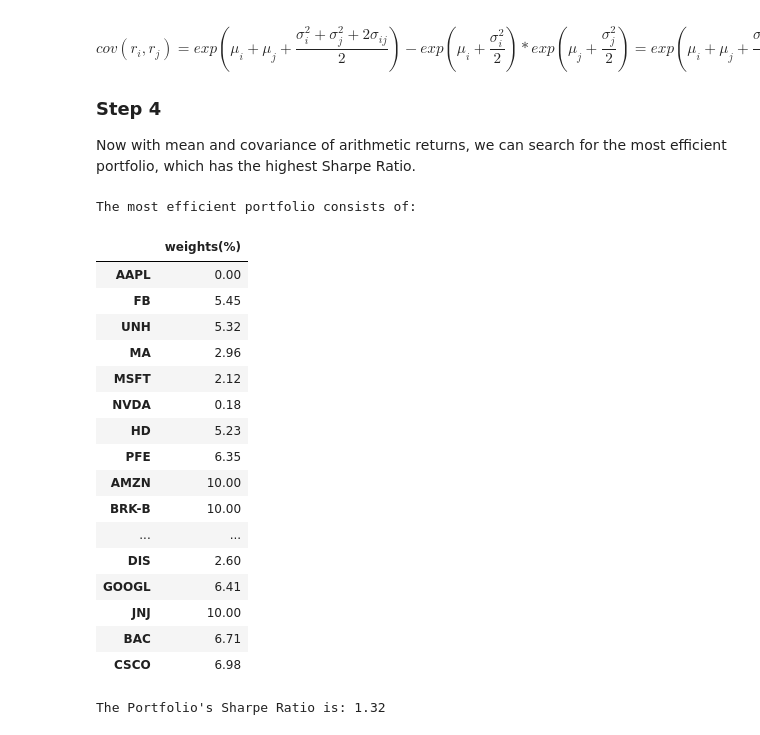
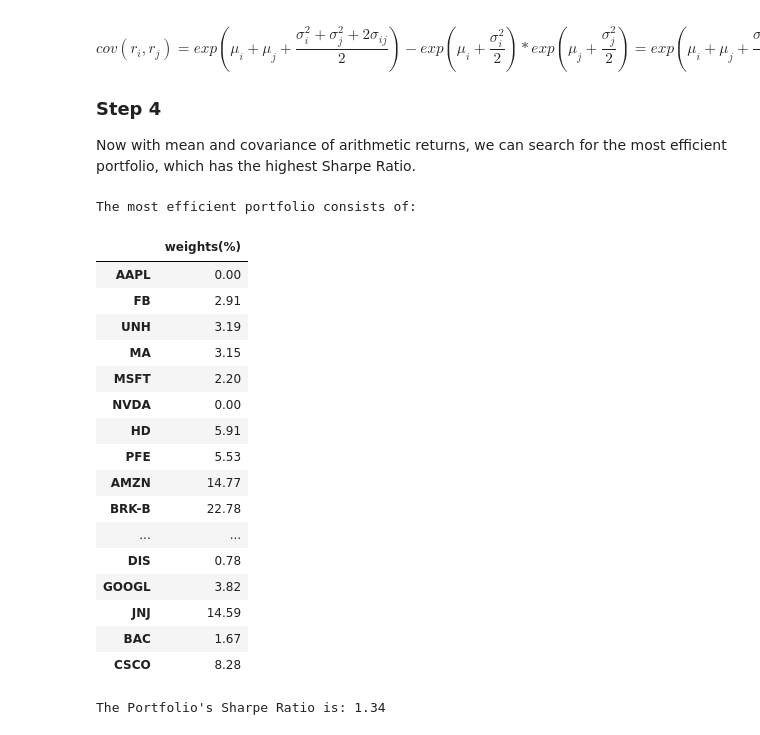
Before and after one commit to Xupeiyi/Duke_Fintech590, a Jupyter notebook: projects/Week07/project7.ipynb, the cells around one changed output. Drawn from its saved outputs; the diff is of its cells as text; code cells hidden in the pictures.

Commit message:
fixed typo on problem3 boundaries

```diff
--- a/projects/Week07/project7.ipynb
+++ b/projects/Week07/project7.ipynb
@@ -701,47 +700,47 @@ for i in range(nstocks):
     for j in range(i, nstocks):
         mu_i, mu_j = geo_means.iloc[i], geo_means.iloc[j]
         sigma2_i, sigma2_j = geo_covariance.iloc[i, i], geo_covariance.iloc[j, j]
         sigma_ij = geo_covariance.iloc[i, j]
         arith_covariance[i, j] = np.exp(mu_i + mu_j + (sigma2_i + sigma2_j) / 2) * (np.exp(sigma_ij) - 1)
         arith_covariance[j, i] = arith_covariance[i, j]
 arith_covariance = pd.DataFrame(arith_covariance, columns=stocks, index=stocks)
 
 
 # 4. calculate the most efficient portfolio which has the highest Sharpe ratio
 def neg_sharpe_ratio(weights, mean, cov, r_f):
     returns = mean @ weights.T
     std = np.sqrt(weights @ cov @ weights.T)
     return -(returns - r_f) / std
 
 args = (arith_means, arith_covariance, 0.0025)
-bounds = ((0.0, 0.1) for _ in stocks)
+bounds = ((0.0, 1) for _ in stocks)
 x0 = np.array(nstocks*[1 / nstocks])
 constraints = {'type':'eq', 'fun': lambda x: np.sum(x) - 1}
 results = scipy.optimize.minimize(neg_sharpe_ratio, x0=x0, args=args, bounds=bounds, constraints=constraints)
 opt_sharpe, opt_weights = -results.fun, pd.Series(results.x, index=stocks)
 opt_weights = pd.DataFrame(opt_weights, columns=['weights(%)'])
 opt_weights['weights(%)'] = round(opt_weights*100, 2)
 
 print("The most efficient portfolio consists of: ")
 display(opt_weights)
 print(f"The Portfolio's Sharpe Ratio is: {opt_sharpe:.2f}")
 # %% [output]
 The most efficient portfolio consists of:
 |  | weights(%) |
 | AAPL | 0.00 |
-| FB | 5.45 |
-| UNH | 5.32 |
-| MA | 2.96 |
-| MSFT | 2.12 |
-| NVDA | 0.18 |
-| HD | 5.23 |
-| PFE | 6.35 |
-| AMZN | 10.00 |
-| BRK-B | 10.00 |
+| FB | 2.91 |
+| UNH | 3.19 |
+| MA | 3.15 |
+| MSFT | 2.20 |
+| NVDA | 0.00 |
+| HD | 5.91 |
+| PFE | 5.53 |
+| AMZN | 14.77 |
+| BRK-B | 22.78 |
 | ... | ... |
-| DIS | 2.60 |
-| GOOGL | 6.41 |
-| JNJ | 10.00 |
-| BAC | 6.71 |
-| CSCO | 6.98 |
+| DIS | 0.78 |
+| GOOGL | 3.82 |
+| JNJ | 14.59 |
+| BAC | 1.67 |
+| CSCO | 8.28 |
-The Portfolio's Sharpe Ratio is: 1.32
+The Portfolio's Sharpe Ratio is: 1.34
```
Also changed, not shown: parts of 1 cell of this notebook.
